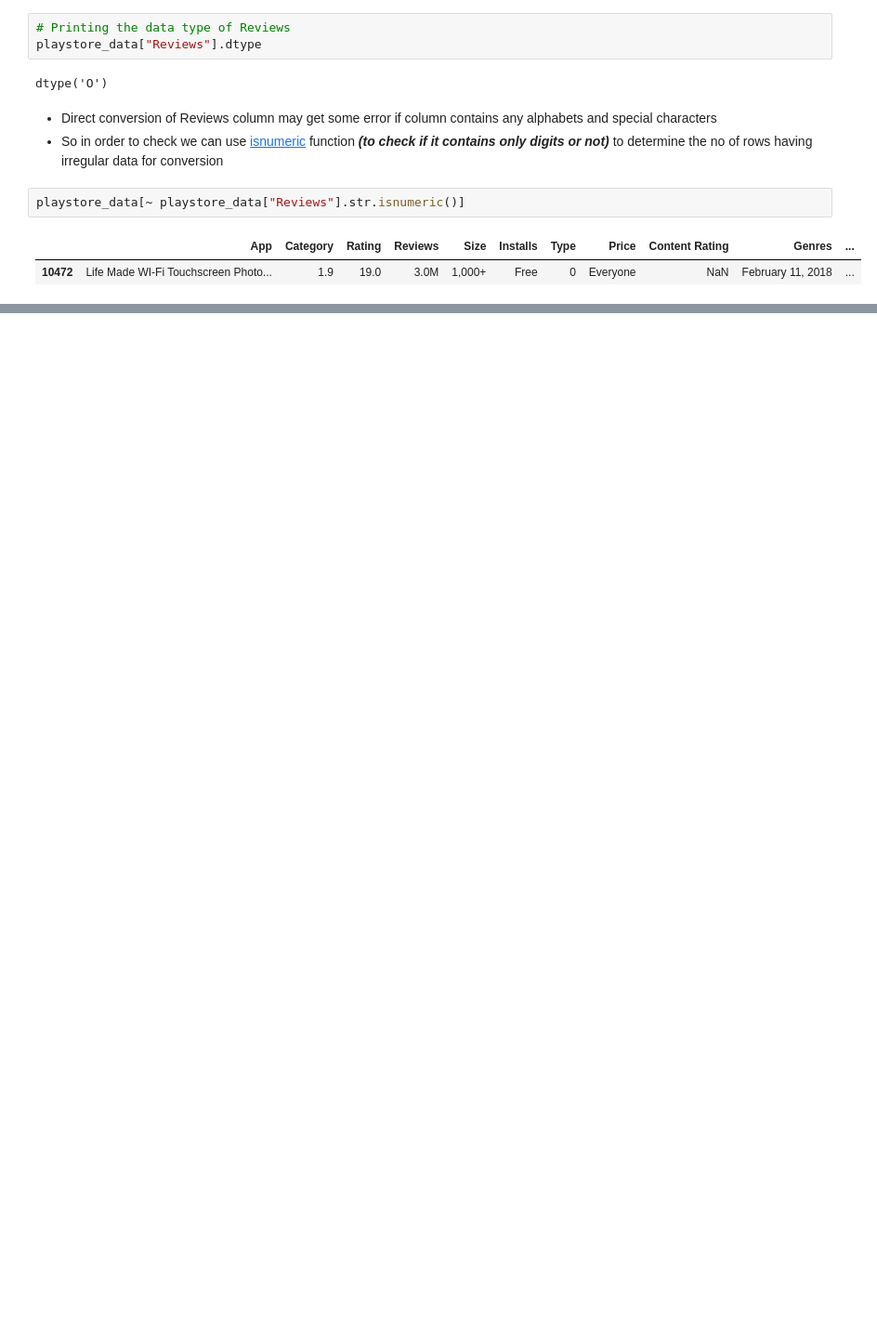
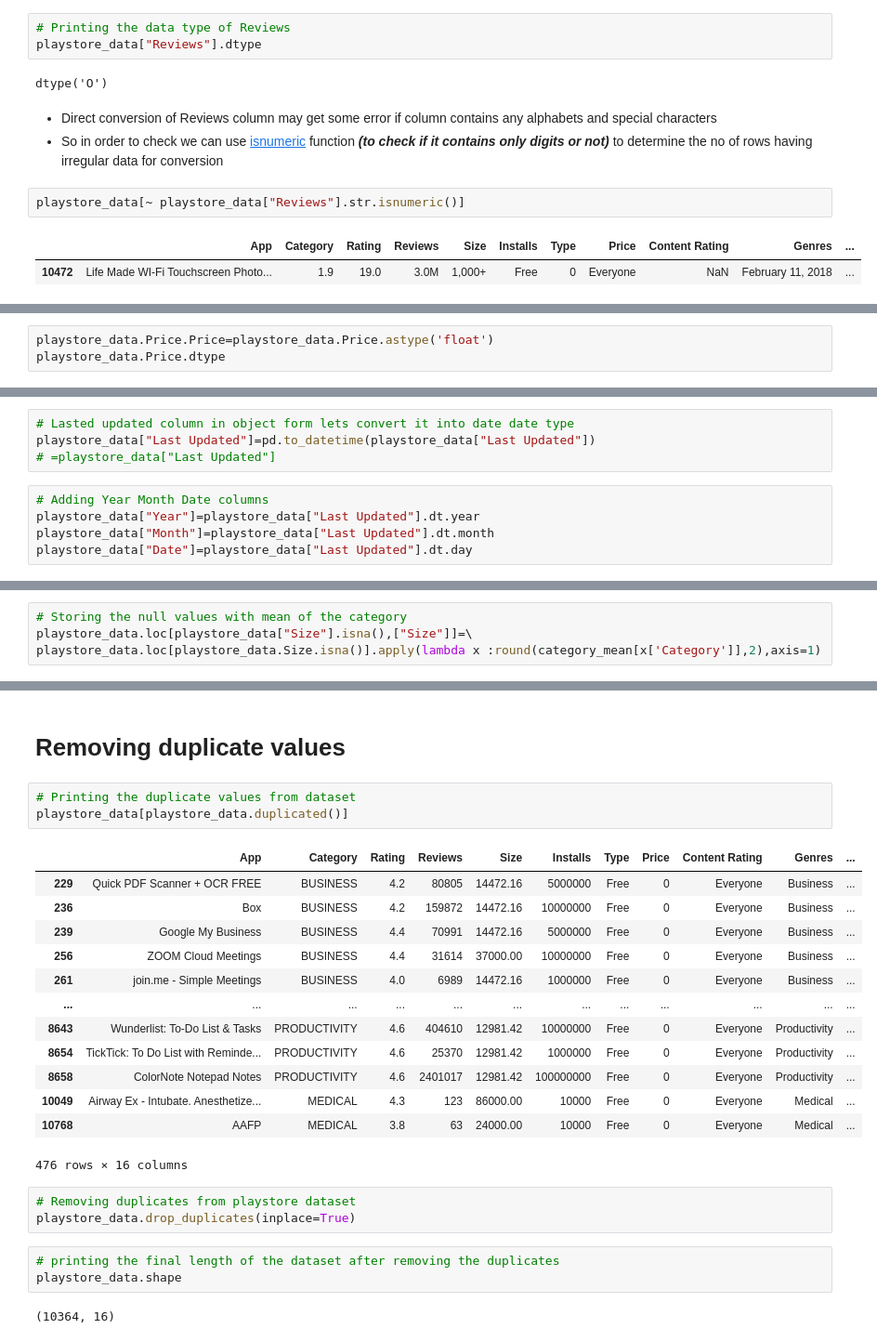
Before and after one commit to MIlanJP/project-eda, a Jupyter notebook: Play Store App Review Analysis - Capstone Project.ipynb, the cells around one changed output, grey strips where cells are left out. Shown at 93% size. Saved outputs shown, nothing was run; the diff lists cells and outputs as text; blank space fills up the shorter version.

```diff
--- a/Play Store App Review Analysis - Capstone Project.ipynb
+++ b/Play Store App Review Analysis - Capstone Project.ipynb
@@ -126,0 +304,3 @@ dtype('float64')
+# %%
+playstore_data.Price.Price=playstore_data.Price.astype('float')
+playstore_data.Price.dtype
@@ -126,0 +332,9 @@ dtype('float64')
+# %%
+# Lasted updated column in object form lets convert it into date date type
+playstore_data["Last Updated"]=pd.to_datetime(playstore_data["Last Updated"])
+# =playstore_data["Last Updated"]
+# %%
+# Adding Year Month Date columns
+playstore_data["Year"]=playstore_data["Last Updated"].dt.year
+playstore_data["Month"]=playstore_data["Last Updated"].dt.month
+playstore_data["Date"]=playstore_data["Last Updated"].dt.day
@@ -126,0 +439,4 @@ dtype('float64')
+# %%
+# Storing the null values with mean of the category
+playstore_data.loc[playstore_data["Size"].isna(),["Size"]]=\
+playstore_data.loc[playstore_data.Size.isna()].apply(lambda x :round(category_mean[x['Category']],2),axis=1)
@@ -126,0 +563,27 @@ dtype('float64')
+# %% [markdown]
+# Removing duplicate values
+# %%
+# Printing the duplicate values from dataset
+playstore_data[playstore_data.duplicated()]
+# %% [output]
+|  | App | Category | Rating | Reviews | Size | Installs | Type | Price | Content Rating | Genres | ... |
+| 229 | Quick PDF Scanner + OCR FREE | BUSINESS | 4.2 | 80805 | 14472.16 | 5000000 | Free | 0 | Everyone | Business | ... |
+| 236 | Box | BUSINESS | 4.2 | 159872 | 14472.16 | 10000000 | Free | 0 | Everyone | Business | ... |
+| 239 | Google My Business | BUSINESS | 4.4 | 70991 | 14472.16 | 5000000 | Free | 0 | Everyone | Business | ... |
+| 256 | ZOOM Cloud Meetings | BUSINESS | 4.4 | 31614 | 37000.00 | 10000000 | Free | 0 | Everyone | Business | ... |
+| 261 | join.me - Simple Meetings | BUSINESS | 4.0 | 6989 | 14472.16 | 1000000 | Free | 0 | Everyone | Business | ... |
+| ... | ... | ... | ... | ... | ... | ... | ... | ... | ... | ... | ... |
+| 8643 | Wunderlist: To-Do List & Tasks | PRODUCTIVITY | 4.6 | 404610 | 12981.42 | 10000000 | Free | 0 | Everyone | Productivity | ... |
+| 8654 | TickTick: To Do List with Reminde... | PRODUCTIVITY | 4.6 | 25370 | 12981.42 | 1000000 | Free | 0 | Everyone | Productivity | ... |
+| 8658 | ColorNote Notepad Notes | PRODUCTIVITY | 4.6 | 2401017 | 12981.42 | 100000000 | Free | 0 | Everyone | Productivity | ... |
+| 10049 | Airway Ex - Intubate. Anesthetize... | MEDICAL | 4.3 | 123 | 86000.00 | 10000 | Free | 0 | Everyone | Medical | ... |
+| 10768 | AAFP | MEDICAL | 3.8 | 63 | 24000.00 | 10000 | Free | 0 | Everyone | Medical | ... |
+476 rows × 16 columns
+# %%
+# Removing duplicates from playstore dataset
+playstore_data.drop_duplicates(inplace=True)
+# %%
+# printing the final length of the dataset after removing the duplicates
+playstore_data.shape
+# %% [output]
+(10364, 16)
```
Also changed, not shown: parts of 51 cells of this notebook.
